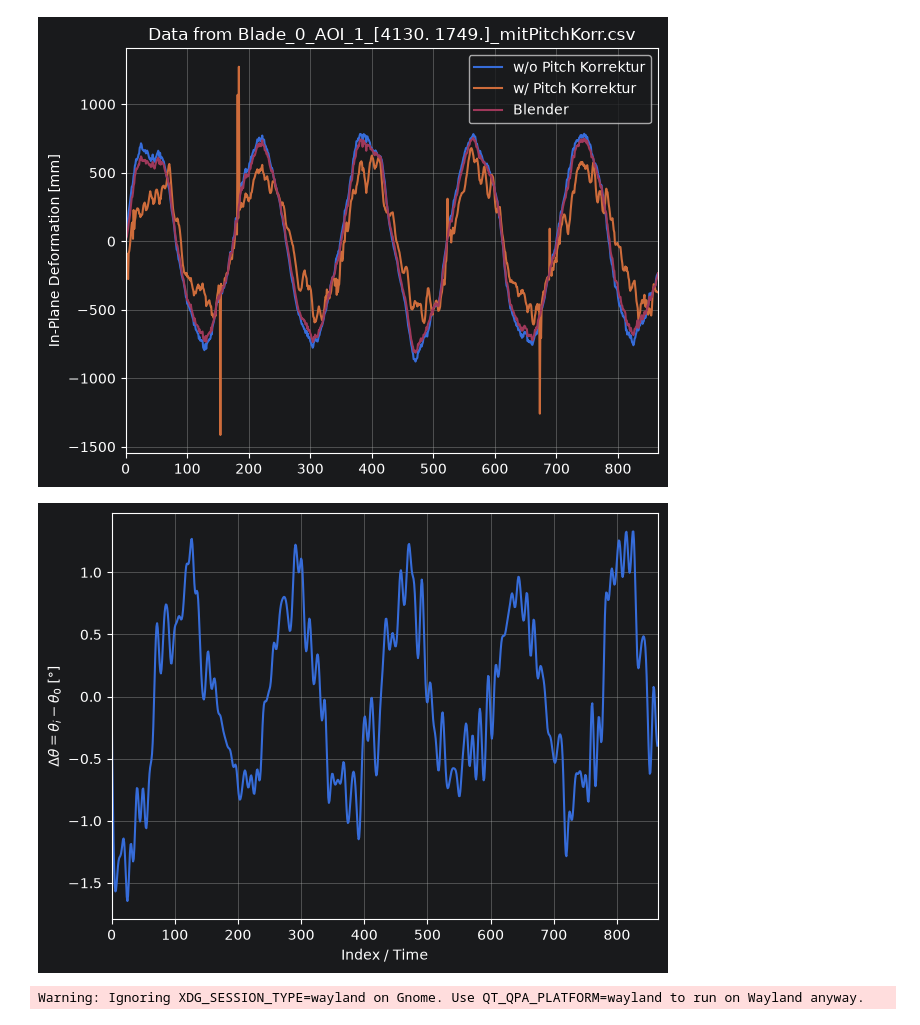
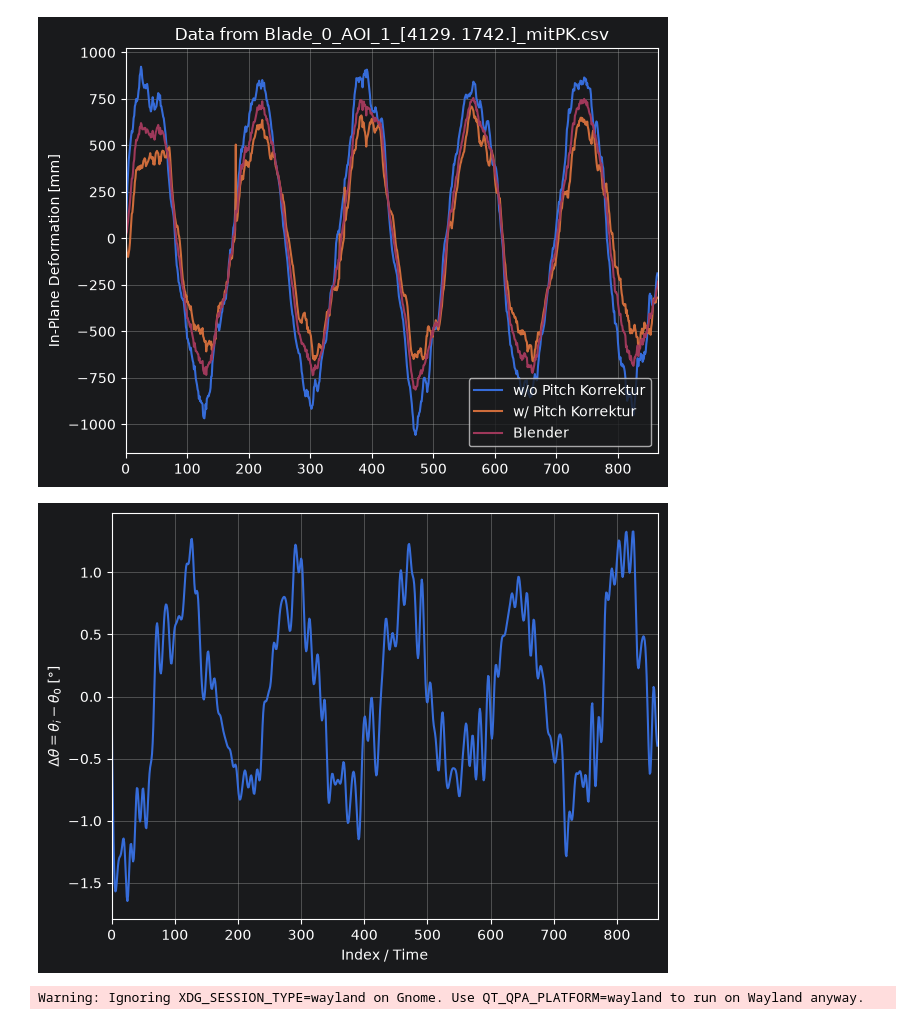
Before and after one commit to JARC99/tfd-wea-dic, a Jupyter notebook: sandbox/sandbox.ipynb, the cells around one changed output. Cells and saved outputs as stored; diff of their text form; code cells hidden in the pictures.

```diff
--- a/sandbox/sandbox.ipynb
+++ b/sandbox/sandbox.ipynb
@@ -24,8 +24,8 @@ pitch_angle_file = r"C:\Users\printezis_adm\Desktop\tfd-wea-dic\sandbox\BLENDER
 
 
 
-file_path_wo_pitch_korr = r"C:\Users\printezis_adm\Desktop\tfd-wea-dic\sandbox\Blade_0_AOI_1_[4130. 1749.]_ohnePitchKorr.csv" # easygui.fileopenbox("Select the .csv file without correction")
-file_path_w_pitch_korr = r"C:\Users\printezis_adm\Desktop\tfd-wea-dic\sandbox\Blade_0_AOI_1_[4130. 1749.]_mitPitchKorr.csv" # easygui.fileopenbox("Select the .csv file with correction")
+file_path_wo_pitch_korr = r"Blade_0_AOI_1_[4129. 1742.]_ohnePK.csv" # easygui.fileopenbox("Select the .csv file without correction")
+file_path_w_pitch_korr = r"Blade_0_AOI_1_[4129. 1742.]_mitPK.csv" # easygui.fileopenbox("Select the .csv file with correction")
 fig = plt.figure()
 ax = fig.add_subplot(111)
 
@@ -52,34 +52,34 @@ for path in path_list[:]:
 
     bad_sigmas = np.nonzero(sigma < 0)[0]
     deformation_V[bad_sigmas] = 0
 
     ax.plot(deformation_V, label=filename)
 
 
 ax.plot(schwenk_data)
 ax.set_title(f"Data from {filename}")
 
 ax.set_ylabel("In-Plane Deformation [mm]")
 ax.grid(True)
 ax.set_xlim(v_i, v_f)
 ax.legend(["w/o Pitch Korrektur", "w/ Pitch Korrektur", "Blender"])
 plt.tight_layout()
 plt.show()
 
 # Create a plot for the variables found
 fig1 = plt.figure()
 ax1 = fig1.add_subplot()
 
 ax1.plot(pitch_angle_data)
 
 ax1.set_xlabel("Index / Time")
 ax1.set_ylabel(r"$\Delta \theta = \theta_{i} - \theta_{0}$ [°]")
 ax1.grid(True)
 ax1.set_xlim(v_i, v_f)
 plt.tight_layout()
 plt.show()
 # %% [output]
-[figure, old version]
+[figure, new version]
 [figure]
 # %%
 %reset -f
```
Also changed, not shown: 6 other files.
